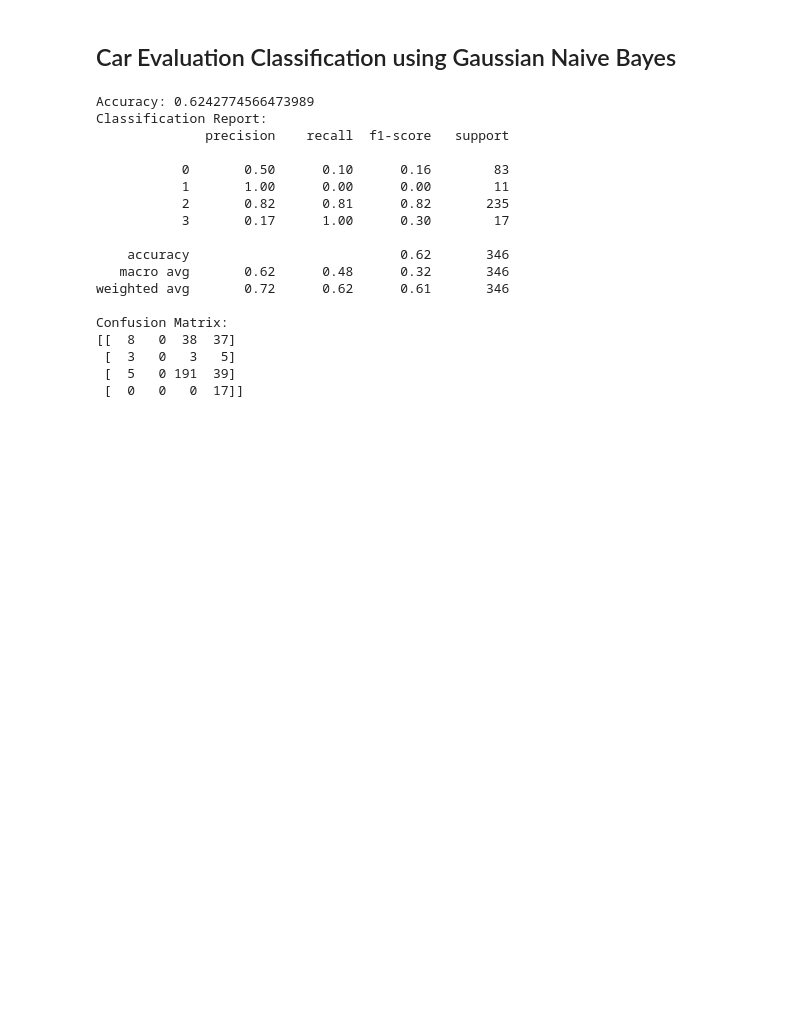
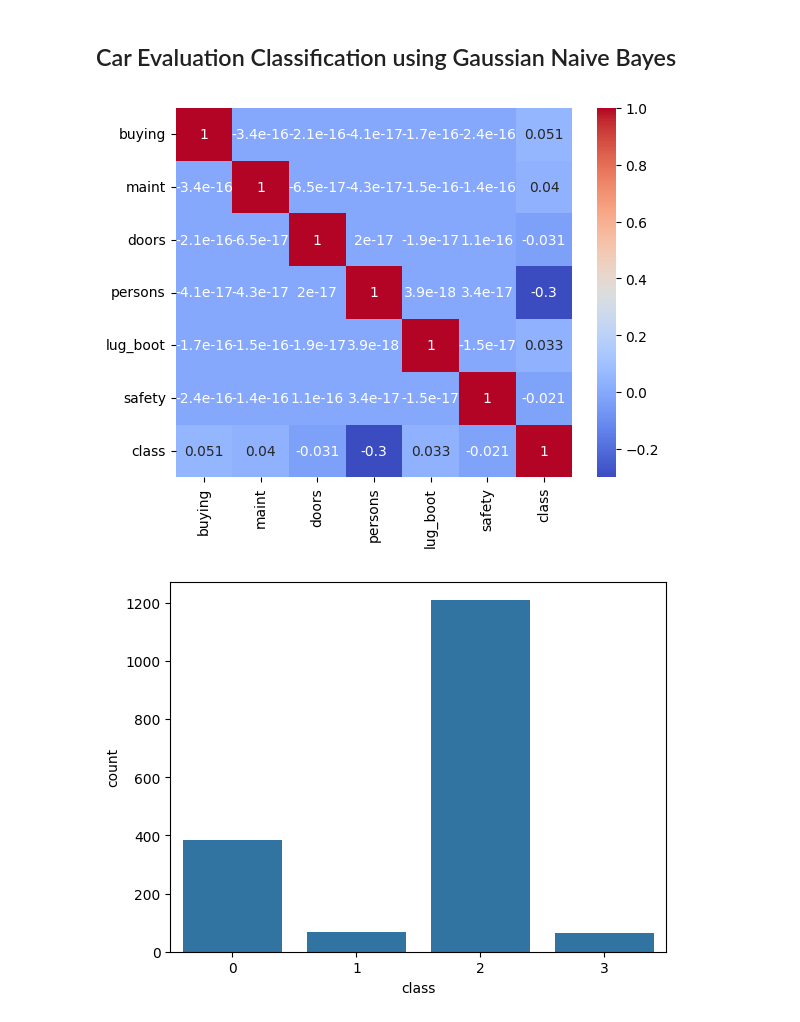
Before and after one commit to Samyog10/Python, a Jupyter notebook: GroupA.ipynb, the cells around one changed output. Cells and saved outputs as stored; diff of their text form; code cells hidden in the pictures; blank space fills up the shorter version.

```diff
--- a/GroupA.ipynb
+++ b/GroupA.ipynb
@@ -141,58 +141,27 @@ Confusion Matrix:
 ## Car Evaluation Classification using Gaussian Naive Bayes
 # %%
 import pandas as pd
+import seaborn as sns
+import matplotlib.pyplot as plt
 from sklearn.preprocessing import LabelEncoder
-from sklearn.model_selection import train_test_split
-from sklearn.naive_bayes import GaussianNB
-from sklearn.metrics import accuracy_score, classification_report, confusion_matrix
 
-# Step 1: Load the dataset
+# Load the dataset
 url = "https://archive.ics.uci.edu/ml/machine-learning-databases/car/car.data"
 columns = ["buying", "maint", "doors", "persons", "lug_boot", "safety", "class"]
 car_data = pd.read_csv(url, names=columns)
 
-# Step 2: Encode categorical variables
+# Encode categorical variables
 label_encoder = LabelEncoder()
 for column in car_data.columns:
     car_data[column] = label_encoder.fit_transform(car_data[column])
 
-# Step 3: Split the data into features and target variable
-X = car_data.drop("class", axis=1)
-y = car_data["class"]
+# Now, compute the correlation matrix
+sns.heatmap(car_data.corr(), annot=True, cmap='coolwarm')
+plt.show()
 
-# Step 4: Split the data into training and test sets
-X_train, X_test, y_train, y_test = train_test_split(X, y, test_size=0.2, random_state=42)
-
-# Step 5: Train the Gaussian Naive Bayes model
-gnb = GaussianNB()
-gnb.fit(X_train, y_train)
-
-# Step 6: Evaluate the model
-y_pred = gnb.predict(X_test)
-accuracy = accuracy_score(y_test, y_pred)
-print(f"Accuracy: {accuracy}")
-
-print("Classification Report:")
-print(classification_report(y_test, y_pred, zero_division=1))
-
-print("Confusion Matrix:")
-print(confusion_matrix(y_test, y_pred))
+# Visualize the class distribution
+sns.countplot(x='class', data=car_data)
+plt.show()
 # %% [output]
-Accuracy: 0.6242774566473989
-Classification Report:
-              precision    recall  f1-score   support
-
-           0       0.50      0.10      0.16        83
-           1       1.00      0.00      0.00        11
-           2       0.82      0.81      0.82       235
-           3       0.17      1.00      0.30        17
-
-    accuracy                           0.62       346
-   macro avg       0.62      0.48      0.32       346
-weighted avg       0.72      0.62      0.61       346
-
-Confusion Matrix:
-[[  8   0  38  37]
- [  3   0   3   5]
- [  5   0 191  39]
- [  0   0   0  17]]
+[figure, added]
+[figure, added]
```
